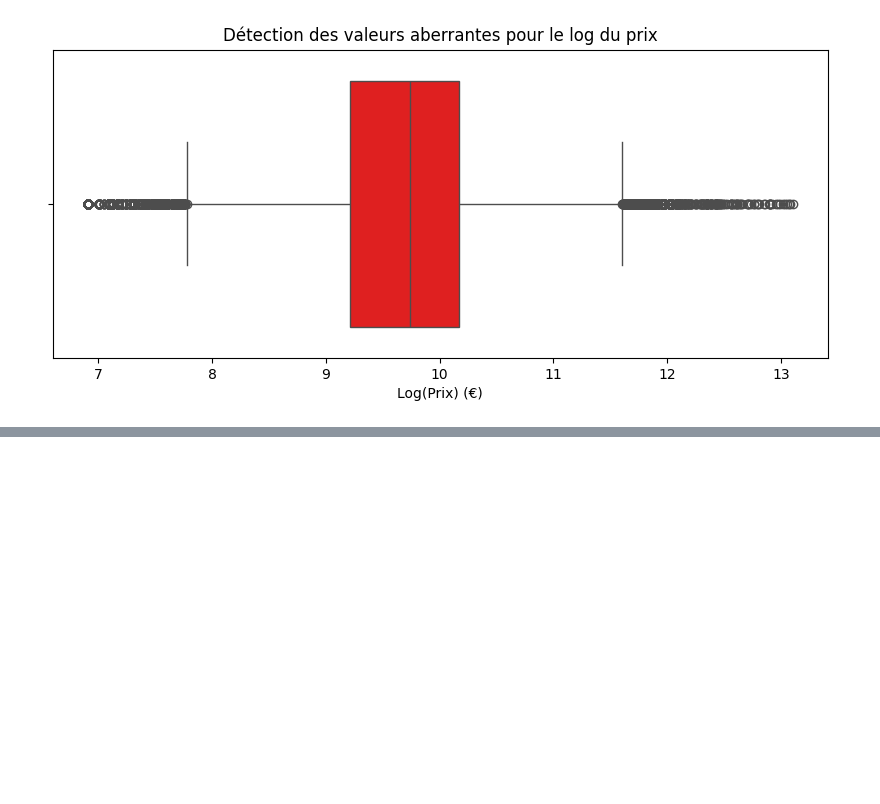
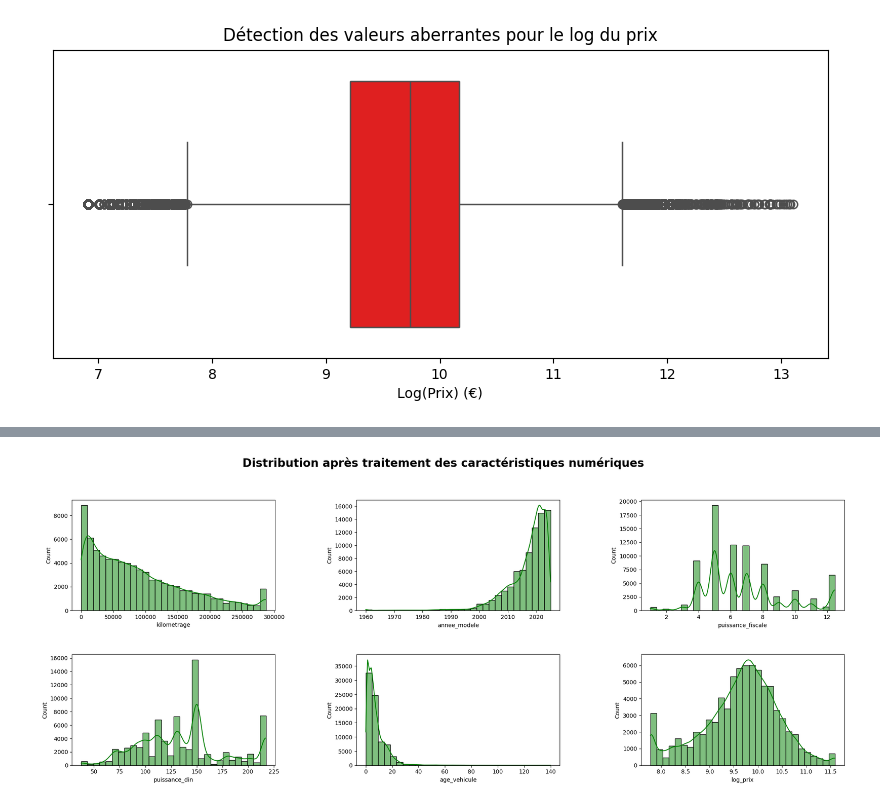
Before and after one commit to the-demby/Leboncoin_Predicting_Price, a Jupyter notebook: leboncoin.ipynb, the cells around one changed output, grey strips where cells are left out. Cells and saved outputs as stored; diff of their text form; code cells hidden in the pictures; blank space fills up the shorter version.

```diff
--- a/leboncoin.ipynb
+++ b/leboncoin.ipynb
@@ -1613,0 +950,5 @@ On constate une nette amélioration du rmse, même s'il représente encore 50% d
+# %%
+# Ajustements avant le traitement des outliers
+# Suppression des outliers identifiés comme non pertinents pour certaines colonnes
+outlier_cols_to_exclude = ['annee_modele', 'age_vehicule']
+numerical_features_for_clipping = [col for col in numerical_features if col not in outlier_cols_to_exclude]
@@ -1613,0 +959,32 @@ On constate une nette amélioration du rmse, même s'il représente encore 50% d
+# %%
+# Étape 4 : Traitement des valeurs aberrantes
+def clip_outliers(df, numerical_features):
+    for col in numerical_features:
+        # Définir les limites avec la méthode IQR
+        q1 = df[col].quantile(0.25)
+        q3 = df[col].quantile(0.75)
+        iqr = q3 - q1
+        lower_bound = q1 - 1.5 * iqr
+        upper_bound = q3 + 1.5 * iqr
+
+        # Remplacer les valeurs aberrantes par les limites
+        df[col] = df[col].clip(lower_bound, upper_bound)
+    return df
+
+# Appliquer la méthode de clipping sur les caractéristiques numériques pertinentes
+df_cleaned = clip_outliers(df_cleaned, numerical_features_for_clipping)
+# %%
+# Étape 5 : Visualiser la distribution après traitement
+plt.figure(figsize=(20, 15))
+plt.suptitle('Distribution après traitement des caractéristiques numériques', fontsize=20, fontweight='bold', y=1.02)
+
+for i, col in enumerate(numerical_features):
+    plt.subplot(4, 3, i + 1)
+    sns.histplot(df_cleaned[col], kde=True, color='green', bins=30)
+    plt.xlabel(col)
+    plt.tight_layout()
+
+plt.subplots_adjust(top=0.95, hspace=0.4, wspace=0.4)
+plt.show()
+# %% [output]
+[figure, added]
```
Also changed, not shown: parts of 107 cells of this notebook, 1 other file.
